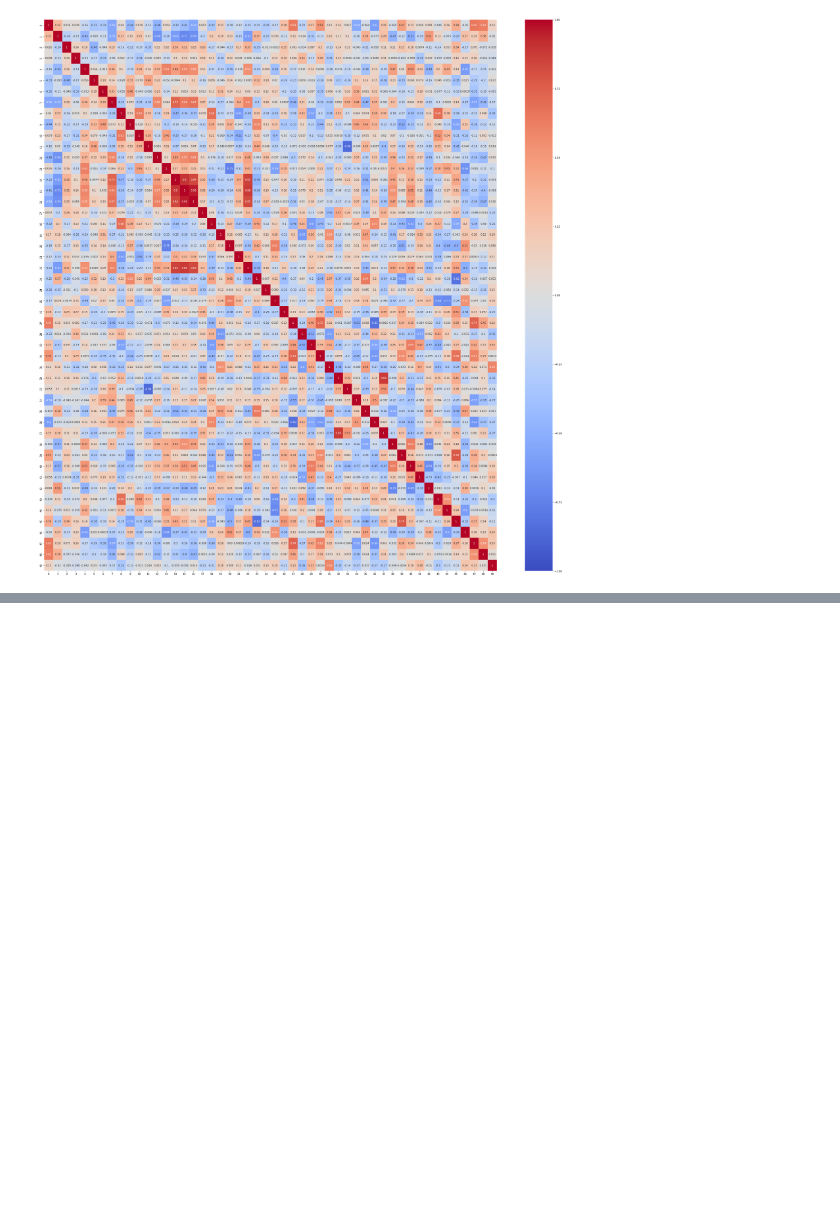
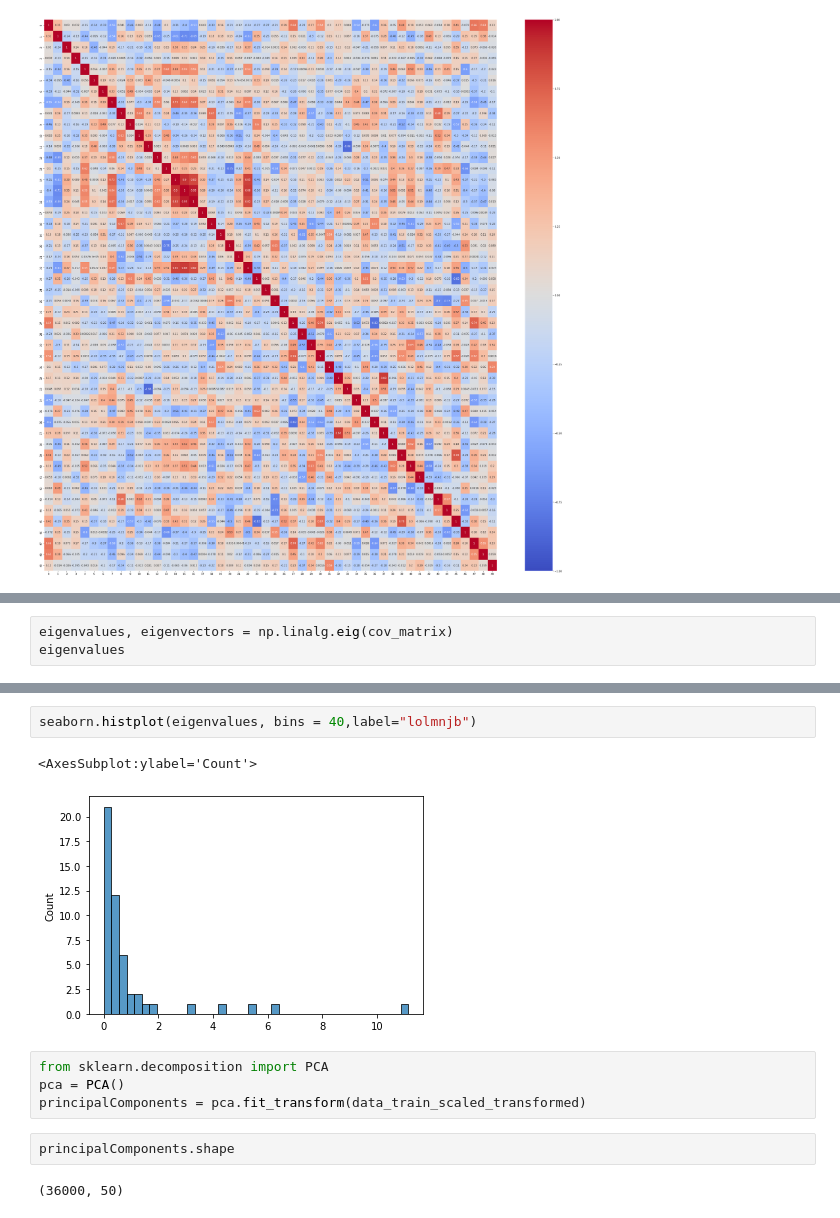
Before and after one commit to stellagerantoni/pragmatikanevronika-, a Jupyter notebook: εγρασια κουσουρης.ipynb, the cells around one changed output, grey strips where cells are left out. Saved outputs shown, nothing was run; the diff lists cells and outputs as text; blank space fills up the shorter version.

```diff
--- a/εγρασια κουσουρης.ipynb
+++ b/εγρασια κουσουρης.ipynb
@@ -75,0 +80,3 @@ MemoryError: Unable to allocate 9.66 GiB for an array with shape (36000, 36000)
+# %%
+eigenvalues, eigenvectors = np.linalg.eig(cov_matrix)
+eigenvalues
@@ -75,0 +97,13 @@ MemoryError: Unable to allocate 9.66 GiB for an array with shape (36000, 36000)
+# %%
+seaborn.histplot(eigenvalues, bins = 40,label="lolmnjb")
+# %% [output]
+<AxesSubplot:ylabel='Count'>
+[figure, added]
+# %%
+from sklearn.decomposition import PCA
+pca = PCA()
+principalComponents = pca.fit_transform(data_train_scaled_transformed)
+# %%
+principalComponents.shape
+# %% [output]
+(36000, 50)
```
Also changed, not shown: parts of 23 cells of this notebook, 3 other files.
